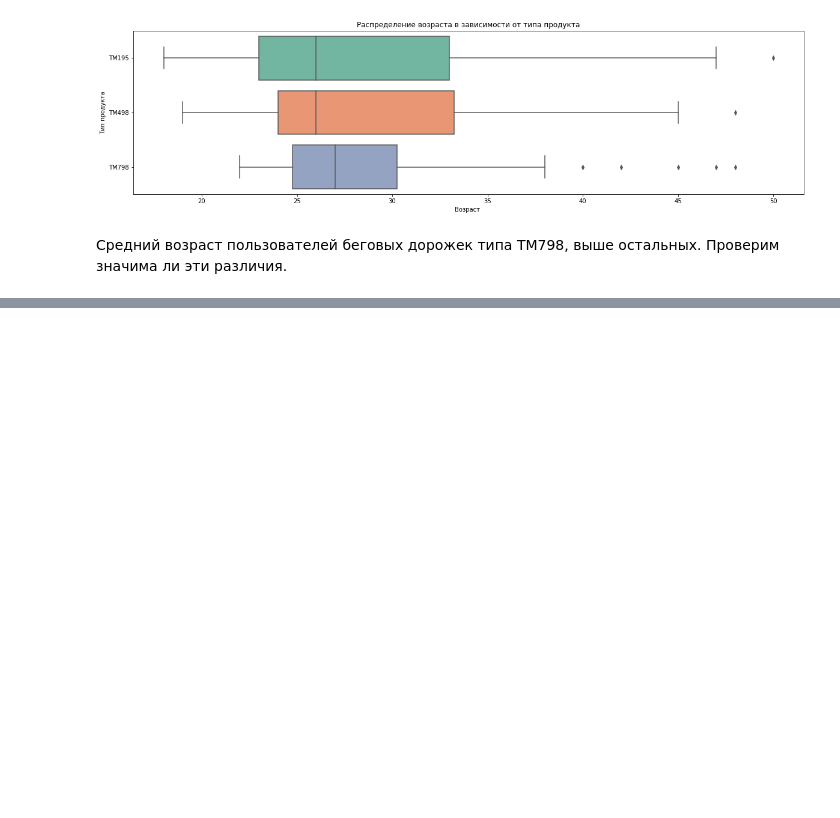
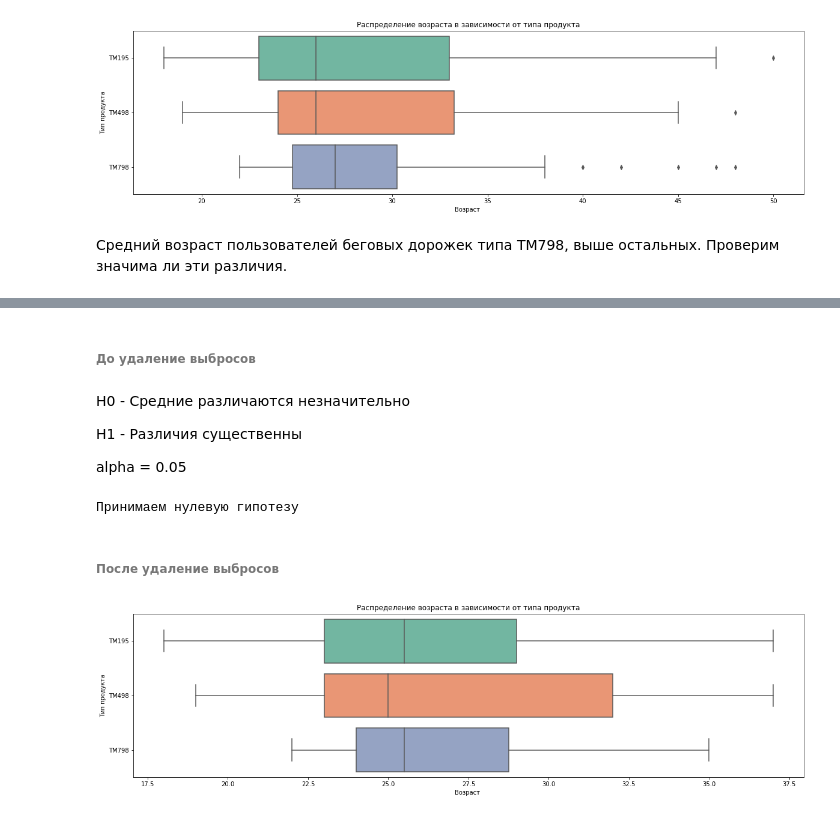
Before and after one commit to Chularev/kaggle_competitions, a Jupyter notebook: CardioGoodFitness/notebook.ipynb, the cells around one changed output, grey strips where cells are left out. Saved outputs shown, nothing was run; the diff lists cells and outputs as text; code cells hidden in the pictures; blank space fills up the shorter version.

```diff
--- a/CardioGoodFitness/notebook.ipynb
+++ b/CardioGoodFitness/notebook.ipynb
@@ -294,0 +297,8 @@ plot.show()
+# %% [markdown]
+###### До удаление выбросов
+# %% [markdown]
+H0 - Средние различаются незначительно
+
+H1 - Различия существенны
+
+alpha = 0.05
@@ -294,0 +307,17 @@ plot.show()
+# %%
+do_test(result.pvalue)
+# %% [output]
+Принимаем нулевую гипотезу
+# %% [markdown]
+###### После удаление выбросов
+# %%
+fig = plot.figure(figsize=(20, 5))
+tmp = data[data['Age'] < 38]
+sns.boxplot(data=tmp, x='Age', y='Product', orient="h", palette="Set2").set(
+    title='Распределение возраста в зависимости от типа продукта',
+    xlabel='Возраст ',
+    ylabel='Тип продукта'
+)
+plot.show()
+# %% [output]
+[figure, added]
```
Also changed, not shown: parts of 3 cells of this notebook.
